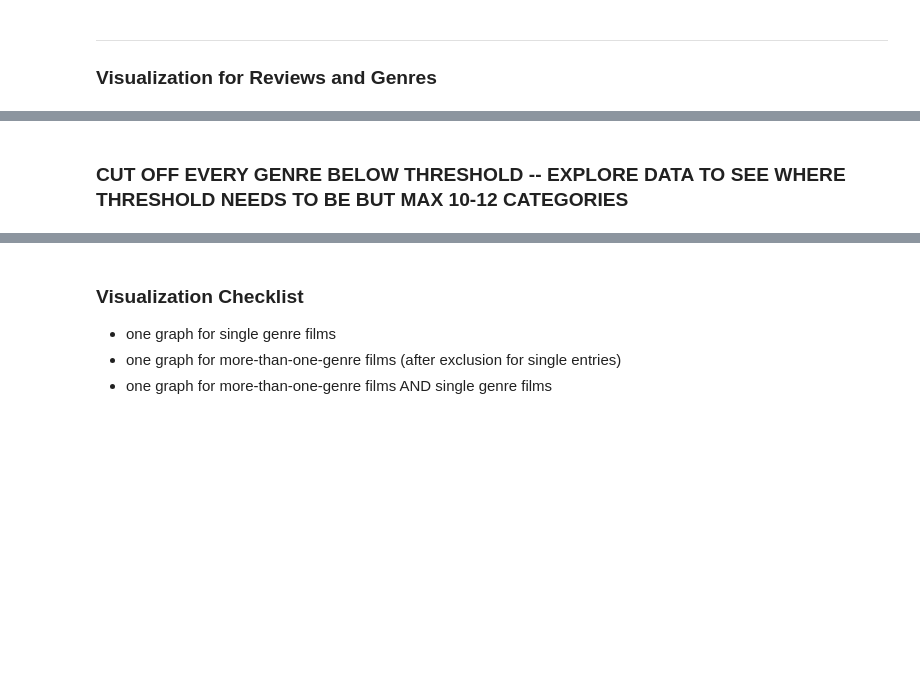
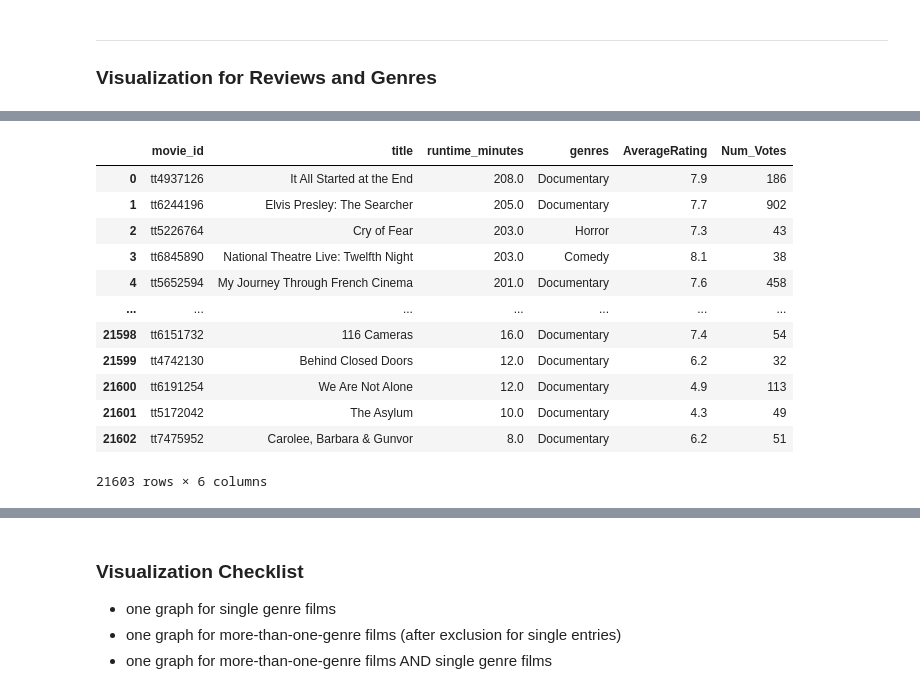
Before and after one commit to mfFrida/Capstone-Project-Semester-1, a Jupyter notebook: student.ipynb, the cells around one changed output, grey strips where cells are left out. Cells and saved outputs as stored; diff of their text form; code cells hidden in the pictures; blank space fills up the shorter version.

```diff
--- a/student.ipynb
+++ b/student.ipynb
@@ -717,2 +720,50 @@ Length: 675, dtype: int64
-# %% [markdown]
-### CUT OFF EVERY GENRE BELOW THRESHOLD -- EXPLORE DATA TO SEE WHERE THRESHOLD NEEDS TO BE BUT MAX 10-12 CATEGORIES
+# %%
+# filtered SQL Query, then read into the specialized visualization dataframe
+q = """
+SELECT
+    mb.movie_id
+    ,mb.primary_title AS title
+    ,mb.runtime_minutes
+    ,mb.genres
+    ,mr.averagerating AS AverageRating
+    ,mr.numvotes AS Num_Votes
+FROM
+    movie_basics AS mb
+    JOIN movie_ratings AS mr
+        USING(movie_id)
+WHERE
+    CAST(Num_Votes AS int) > 30
+    AND CAST(mb.runtime_minutes as float) <= 210
+    AND mb.runtime_minutes IS NOT NULL
+    AND mb.genres IS NOT NULL
+    AND mb.genres IN ('Drama'
+                        ,'Documentary'
+                        ,'Comedy'
+                        ,'Comedy,Drama'
+                        ,'Horror'
+                        ,'Drama,Romance'
+                        ,'Comedy,Romance'
+                        ,'Comedy,Drama,Romance'
+                        ,'Thriller'
+                        ,'Horror,Thriller'
+                        ,'Drama,Thriller'
+                        ,'Action')
+ORDER BY
+    mb.runtime_minutes DESC
+;"""
+df_viz1 = pd.read_sql(q, conn)
+df_viz1
+# %% [output]
+|  | movie_id | title | runtime_minutes | genres | AverageRating | Num_Votes |
+| 0 | tt4937126 | It All Started at the End | 208.0 | Documentary | 7.9 | 186 |
+| 1 | tt6244196 | Elvis Presley: The Searcher | 205.0 | Documentary | 7.7 | 902 |
+| 2 | tt5226764 | Cry of Fear | 203.0 | Horror | 7.3 | 43 |
+| 3 | tt6845890 | National Theatre Live: Twelfth Night | 203.0 | Comedy | 8.1 | 38 |
+| 4 | tt5652594 | My Journey Through French Cinema | 201.0 | Documentary | 7.6 | 458 |
+| ... | ... | ... | ... | ... | ... | ... |
+| 21598 | tt6151732 | 116 Cameras | 16.0 | Documentary | 7.4 | 54 |
+| 21599 | tt4742130 | Behind Closed Doors | 12.0 | Documentary | 6.2 | 32 |
+| 21600 | tt6191254 | We Are Not Alone | 12.0 | Documentary | 4.9 | 113 |
+| 21601 | tt5172042 | The Asylum | 10.0 | Documentary | 4.3 | 49 |
+| 21602 | tt7475952 | Carolee, Barbara & Gunvor | 8.0 | Documentary | 6.2 | 51 |
+21603 rows × 6 columns
```
Also changed, not shown: parts of 39 cells of this notebook.
